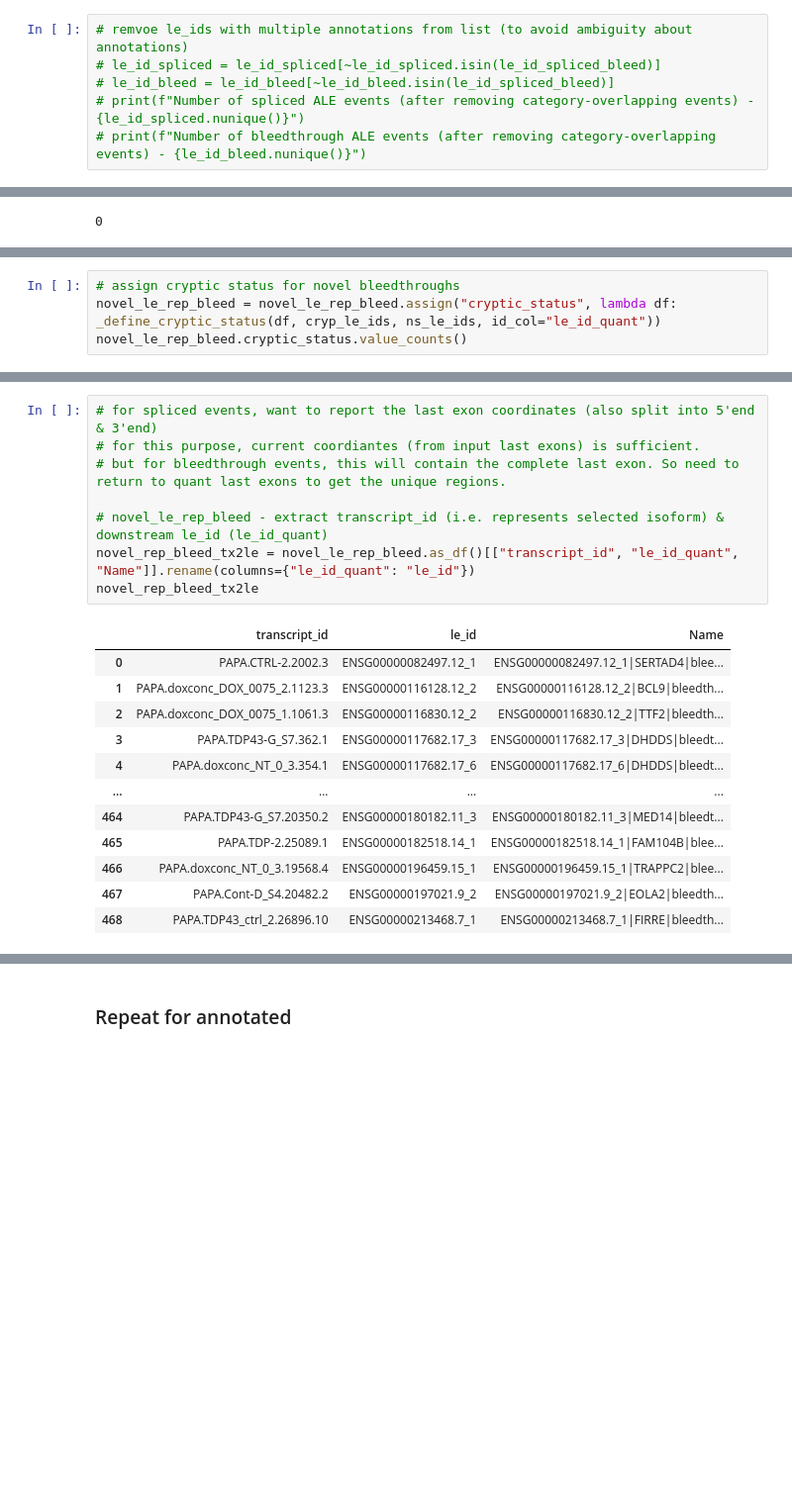
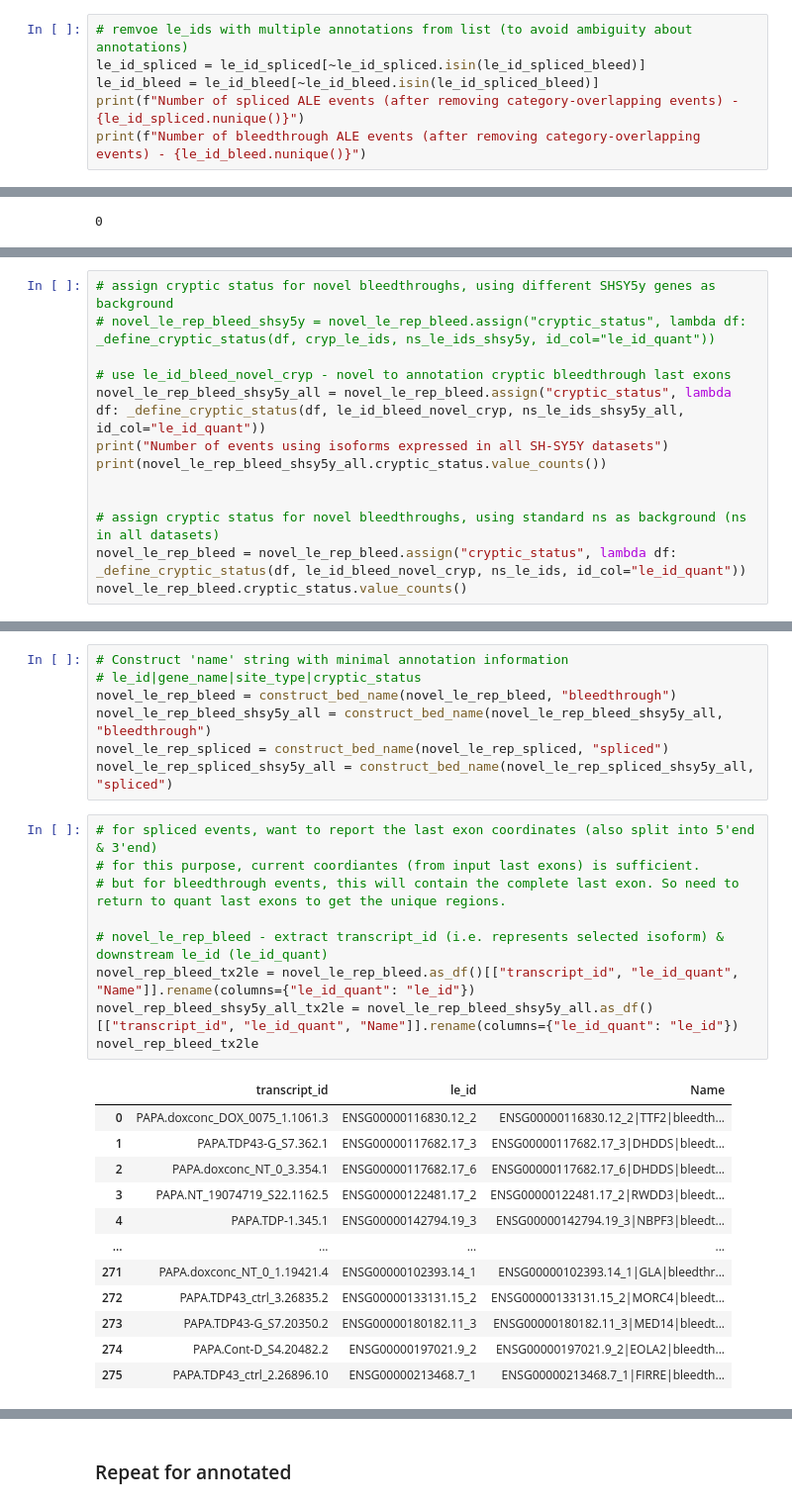
Before and after one commit to frattalab/tdp43-apa, a Jupyter notebook: motifs/notebooks/define_iclip_regions_ale.ipynb, the cells around one changed output, grey strips where cells are left out. Shown: that part at 99% size. Drawn from its saved outputs; the diff is of its cells as text; blank space fills up the shorter version.

```diff
--- a/motifs/notebooks/define_iclip_regions_ale.ipynb
+++ b/motifs/notebooks/define_iclip_regions_ale.ipynb
@@ -53,7 +94,7 @@ print(f"Number of le_ids with bleedthrough and spliced annotations - {len(le_id_
 Number of le_ids with bleedthrough and spliced annotations - 986
 # %%
 # remvoe le_ids with multiple annotations from list (to avoid ambiguity about annotations)
-# le_id_spliced = le_id_spliced[~le_id_spliced.isin(le_id_spliced_bleed)]
-# le_id_bleed = le_id_bleed[~le_id_bleed.isin(le_id_spliced_bleed)]
-# print(f"Number of spliced ALE events (after removing category-overlapping events) - {le_id_spliced.nunique()}")
-# print(f"Number of bleedthrough ALE events (after removing category-overlapping events) - {le_id_bleed.nunique()}")
+le_id_spliced = le_id_spliced[~le_id_spliced.isin(le_id_spliced_bleed)]
+le_id_bleed = le_id_bleed[~le_id_bleed.isin(le_id_spliced_bleed)]
+print(f"Number of spliced ALE events (after removing category-overlapping events) - {le_id_spliced.nunique()}")
+print(f"Number of bleedthrough ALE events (after removing category-overlapping events) - {le_id_bleed.nunique()}")
@@ -217,4 +310,0 @@ Number of ns ALE isoforms - 6365
-# %%
-# assign cryptic status for novel bleedthroughs
-novel_le_rep_bleed = novel_le_rep_bleed.assign("cryptic_status", lambda df: _define_cryptic_status(df, cryp_le_ids, ns_le_ids, id_col="le_id_quant"))
-novel_le_rep_bleed.cryptic_status.value_counts()
@@ -226,0 +386,13 @@ Name: count, dtype: int64
+# %%
+# assign cryptic status for novel bleedthroughs, using different SHSY5y genes as background
+# novel_le_rep_bleed_shsy5y = novel_le_rep_bleed.assign("cryptic_status", lambda df: _define_cryptic_status(df, cryp_le_ids, ns_le_ids_shsy5y, id_col="le_id_quant"))
+
+# use le_id_bleed_novel_cryp - novel to annotation cryptic bleedthrough last exons
+novel_le_rep_bleed_shsy5y_all = novel_le_rep_bleed.assign("cryptic_status", lambda df: _define_cryptic_status(df, le_id_bleed_novel_cryp, ns_le_ids_shsy5y_all, id_col="le_id_quant"))
+print("Number of events using isoforms expressed in all SH-SY5Y datasets")
+print(novel_le_rep_bleed_shsy5y_all.cryptic_status.value_counts())
+
+
+# assign cryptic status for novel bleedthroughs, using standard ns as background (ns in all datasets)
+novel_le_rep_bleed = novel_le_rep_bleed.assign("cryptic_status", lambda df: _define_cryptic_status(df, le_id_bleed_novel_cryp, ns_le_ids, id_col="le_id_quant"))
+novel_le_rep_bleed.cryptic_status.value_counts()
@@ -284,21 +469,29 @@ novel_le_rep_spliced.subset(lambda df: df.cryptic_status == "cryptic")[["le_id",
+# %%
+# Construct 'name' string with minimal annotation information
+# le_id|gene_name|site_type|cryptic_status
+novel_le_rep_bleed = construct_bed_name(novel_le_rep_bleed, "bleedthrough")
+novel_le_rep_bleed_shsy5y_all = construct_bed_name(novel_le_rep_bleed_shsy5y_all, "bleedthrough")
+novel_le_rep_spliced = construct_bed_name(novel_le_rep_spliced, "spliced")
+novel_le_rep_spliced_shsy5y_all = construct_bed_name(novel_le_rep_spliced_shsy5y_all, "spliced")
 # %%
 # for spliced events, want to report the last exon coordinates (also split into 5'end & 3'end)
 # for this purpose, current coordiantes (from input last exons) is sufficient.
 # but for bleedthrough events, this will contain the complete last exon. So need to return to quant last exons to get the unique regions.
 
 # novel_le_rep_bleed - extract transcript_id (i.e. represents selected isoform) & downstream le_id (le_id_quant)
 novel_rep_bleed_tx2le = novel_le_rep_bleed.as_df()[["transcript_id", "le_id_quant", "Name"]].rename(columns={"le_id_quant": "le_id"})
+novel_rep_bleed_shsy5y_all_tx2le = novel_le_rep_bleed_shsy5y_all.as_df()[["transcript_id", "le_id_quant", "Name"]].rename(columns={"le_id_quant": "le_id"})
 novel_rep_bleed_tx2le
 # %% [output]
 |  | transcript_id | le_id | Name |
-| 0 | PAPA.CTRL-2.2002.3 | ENSG00000082497.12_1 | ENSG00000082497.12_1|SERTAD4|blee... |
-| 1 | PAPA.doxconc_DOX_0075_2.1123.3 | ENSG00000116128.12_2 | ENSG00000116128.12_2|BCL9|bleedth... |
-| 2 | PAPA.doxconc_DOX_0075_1.1061.3 | ENSG00000116830.12_2 | ENSG00000116830.12_2|TTF2|bleedth... |
-| 3 | PAPA.TDP43-G_S7.362.1 | ENSG00000117682.17_3 | ENSG00000117682.17_3|DHDDS|bleedt... |
-| 4 | PAPA.doxconc_NT_0_3.354.1 | ENSG00000117682.17_6 | ENSG00000117682.17_6|DHDDS|bleedt... |
+| 0 | PAPA.doxconc_DOX_0075_1.1061.3 | ENSG00000116830.12_2 | ENSG00000116830.12_2|TTF2|bleedth... |
+| 1 | PAPA.TDP43-G_S7.362.1 | ENSG00000117682.17_3 | ENSG00000117682.17_3|DHDDS|bleedt... |
+| 2 | PAPA.doxconc_NT_0_3.354.1 | ENSG00000117682.17_6 | ENSG00000117682.17_6|DHDDS|bleedt... |
+| 3 | PAPA.NT_19074719_S22.1162.5 | ENSG00000122481.17_2 | ENSG00000122481.17_2|RWDD3|bleedt... |
+| 4 | PAPA.TDP-1.345.1 | ENSG00000142794.19_3 | ENSG00000142794.19_3|NBPF3|bleedt... |
 | ... | ... | ... | ... |
-| 464 | PAPA.TDP43-G_S7.20350.2 | ENSG00000180182.11_3 | ENSG00000180182.11_3|MED14|bleedt... |
-| 465 | PAPA.TDP-2.25089.1 | ENSG00000182518.14_1 | ENSG00000182518.14_1|FAM104B|blee... |
-| 466 | PAPA.doxconc_NT_0_3.19568.4 | ENSG00000196459.15_1 | ENSG00000196459.15_1|TRAPPC2|blee... |
-| 467 | PAPA.Cont-D_S4.20482.2 | ENSG00000197021.9_2 | ENSG00000197021.9_2|EOLA2|bleedth... |
-| 468 | PAPA.TDP43_ctrl_2.26896.10 | ENSG00000213468.7_1 | ENSG00000213468.7_1|FIRRE|bleedth... |
+| 271 | PAPA.doxconc_NT_0_1.19421.4 | ENSG00000102393.14_1 | ENSG00000102393.14_1|GLA|bleedthr... |
+| 272 | PAPA.TDP43_ctrl_3.26835.2 | ENSG00000133131.15_2 | ENSG00000133131.15_2|MORC4|bleedt... |
+| 273 | PAPA.TDP43-G_S7.20350.2 | ENSG00000180182.11_3 | ENSG00000180182.11_3|MED14|bleedt... |
+| 274 | PAPA.Cont-D_S4.20482.2 | ENSG00000197021.9_2 | ENSG00000197021.9_2|EOLA2|bleedth... |
+| 275 | PAPA.TDP43_ctrl_2.26896.10 | ENSG00000213468.7_1 | ENSG00000213468.7_1|FIRRE|bleedth... |
```
Also changed, not shown: parts of 101 cells of this notebook, 30 other files.
